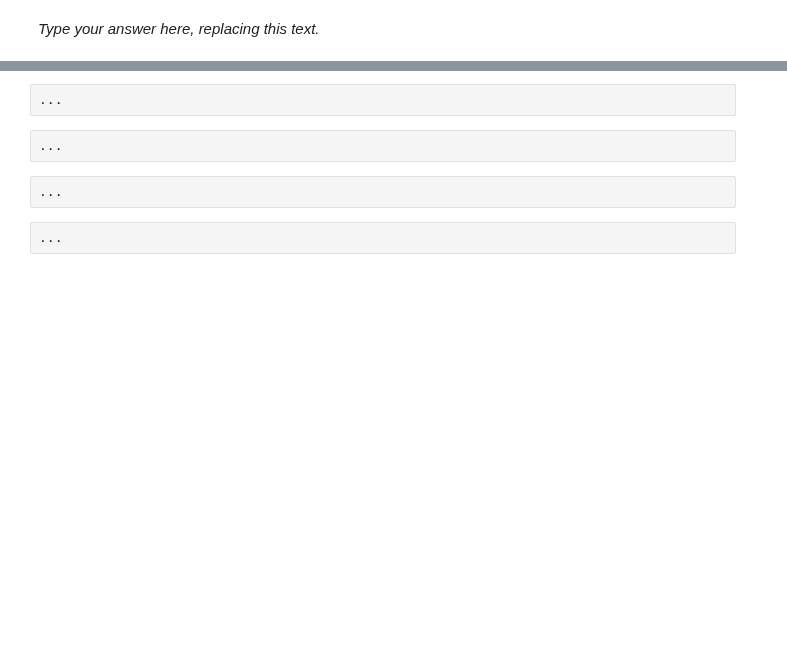
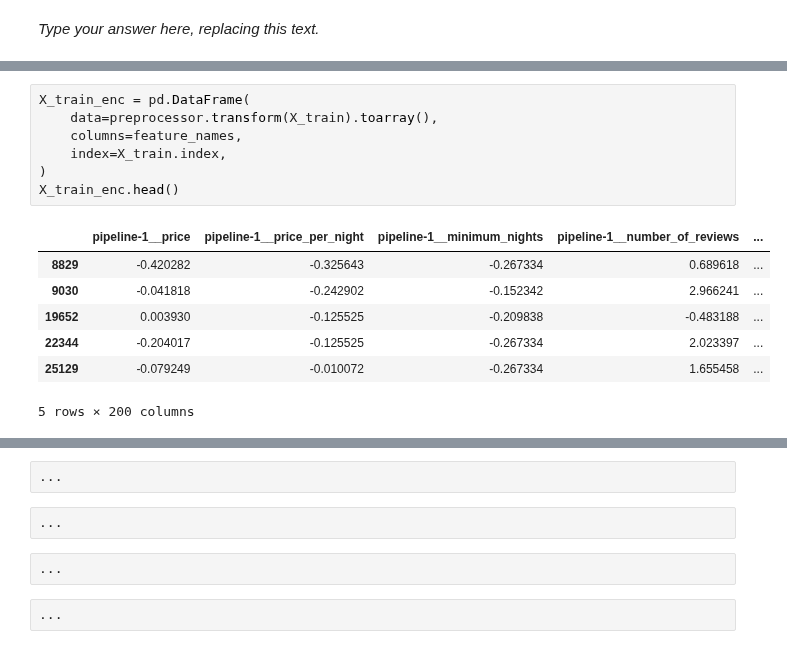
Before and after one commit to vivaanjhaveri/nyc-airbnb-reviews-regression, a Jupyter notebook: hw5.ipynb, the cells around one changed output, grey strips where cells are left out. Drawn from its saved outputs; the diff is of its cells as text; blank space fills up the shorter version.

```diff
--- a/hw5.ipynb
+++ b/hw5.ipynb
@@ -1041,0 +1073,15 @@ _Type your answer here, replacing this text._
+# %%
+X_train_enc = pd.DataFrame(
+    data=preprocessor.transform(X_train).toarray(),
+    columns=feature_names,
+    index=X_train.index,
+)
+X_train_enc.head()
+# %% [output]
+|  | pipeline-1__price | pipeline-1__price_per_night | pipeline-1__minimum_nights | pipeline-1__number_of_reviews | ... |
+| 8829 | -0.420282 | -0.325643 | -0.267334 | 0.689618 | ... |
+| 9030 | -0.041818 | -0.242902 | -0.152342 | 2.966241 | ... |
+| 19652 | 0.003930 | -0.125525 | -0.209838 | -0.483188 | ... |
+| 22344 | -0.204017 | -0.125525 | -0.267334 | 2.023397 | ... |
+| 25129 | -0.079249 | -0.010072 | -0.267334 | 1.655458 | ... |
+5 rows × 200 columns
```
Also changed, not shown: parts of 11 cells of this notebook.
